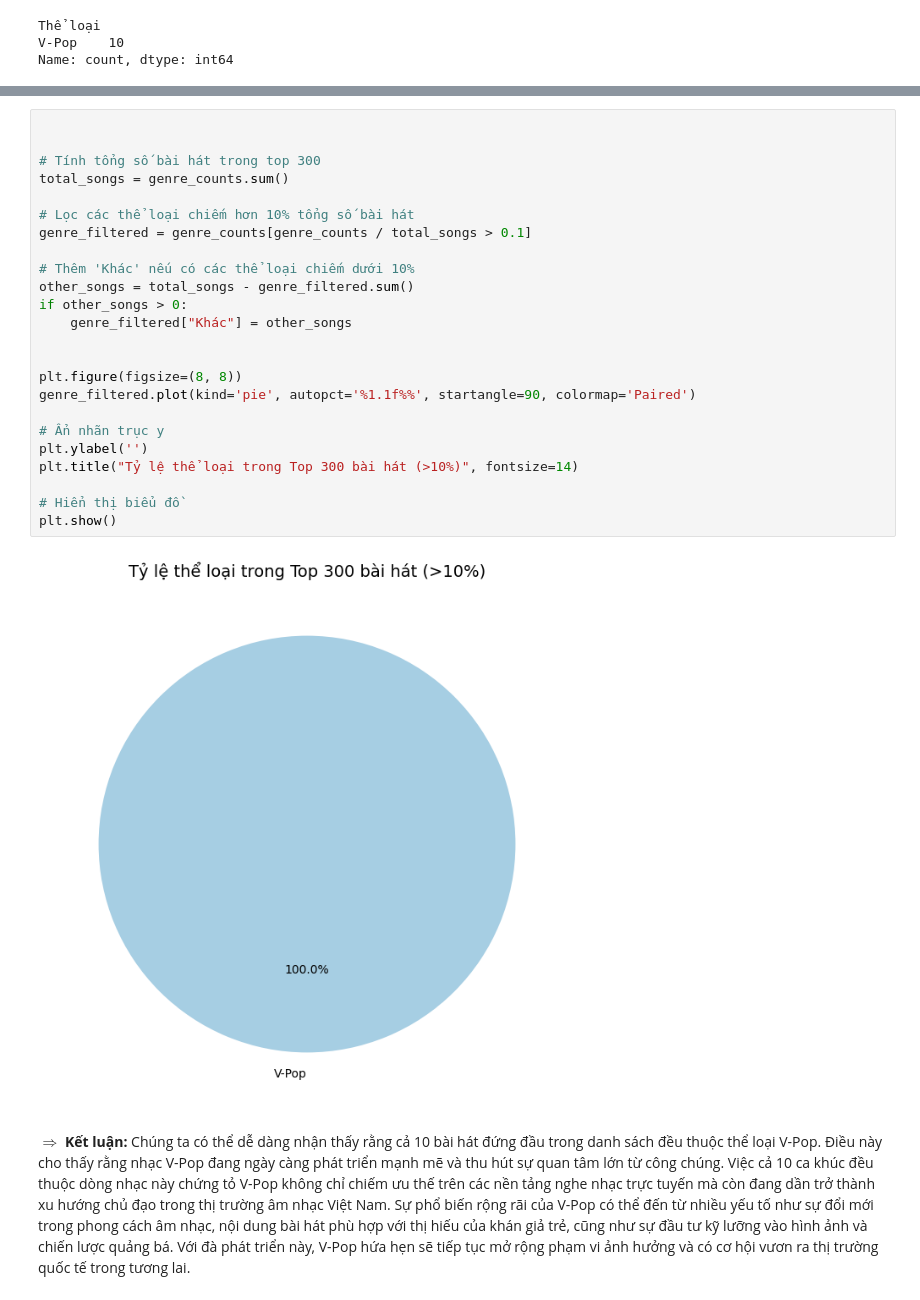
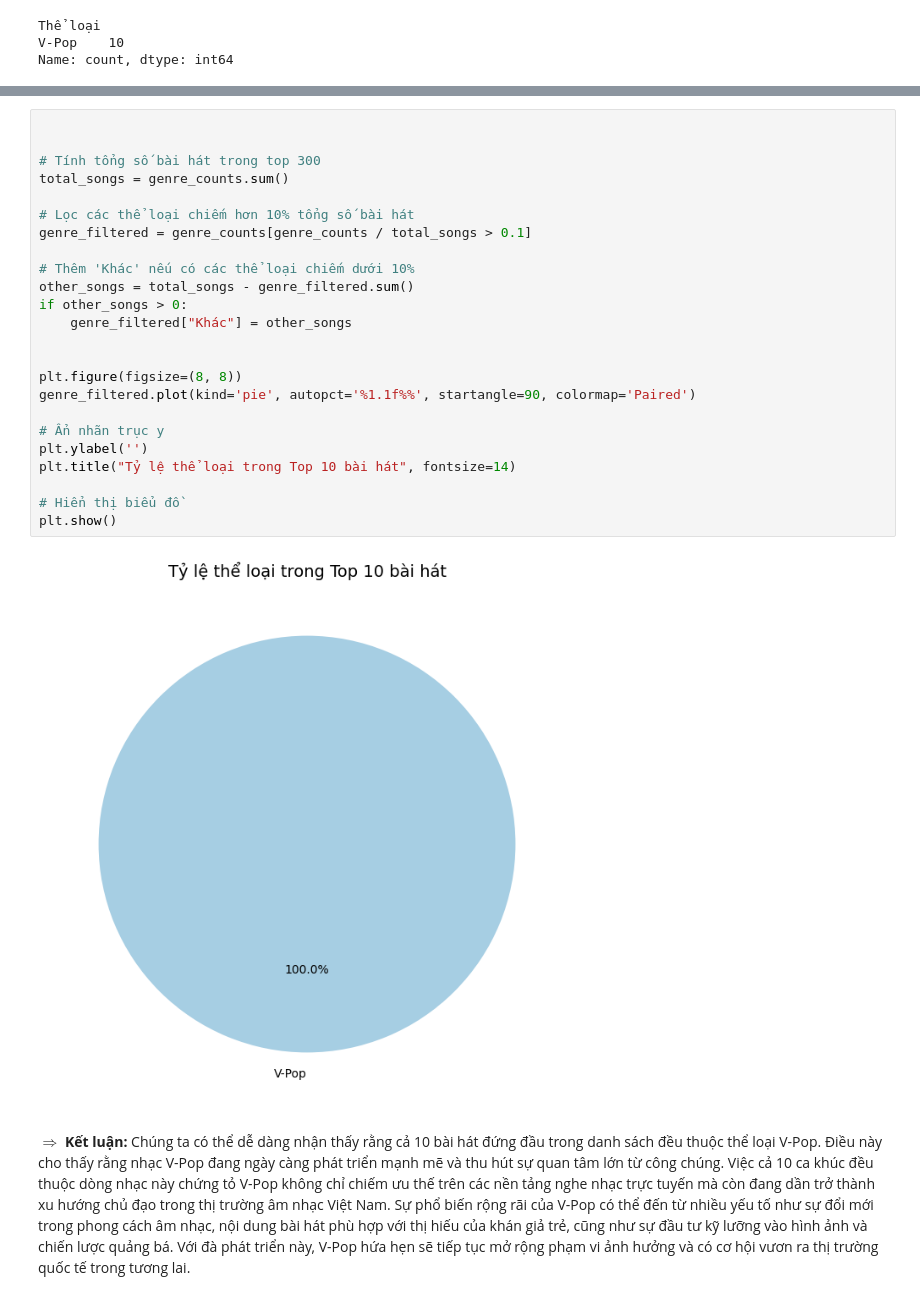
Before and after one commit to LLH-07/Truc_Quan_Hoa_KHDL, a Jupyter notebook: Lab01/22127117_22127352.ipynb, the cells around one changed output, grey strips where cells are left out. Drawn from its saved outputs; the diff is of its cells as text.

```diff
--- a/Lab01/22127117_22127352.ipynb
+++ b/Lab01/22127117_22127352.ipynb
@@ -1771,29 +1764,29 @@ plt.show()
 # %%
 
 
 # Tính tổng số bài hát trong top 300
 total_songs = genre_counts.sum()
 
 # Lọc các thể loại chiếm hơn 10% tổng số bài hát
 genre_filtered = genre_counts[genre_counts / total_songs > 0.1]
 
 # Thêm 'Khác' nếu có các thể loại chiếm dưới 10%
 other_songs = total_songs - genre_filtered.sum()
 if other_songs > 0:
     genre_filtered["Khác"] = other_songs
 
 
 plt.figure(figsize=(8, 8))
 genre_filtered.plot(kind='pie', autopct='%1.1f%%', startangle=90, colormap='Paired')
 
 # Ẩn nhãn trục y
 plt.ylabel('')
-plt.title("Tỷ lệ thể loại trong Top 300 bài hát (>10%)", fontsize=14)
+plt.title("Tỷ lệ thể loại trong Top 10 bài hát", fontsize=14)
 
 # Hiển thị biểu đồ
 plt.show()
 # %% [output]
-[figure, old version]
+[figure, new version]
 # %% [markdown]
 $\Rightarrow$ **Kết luận:**
 Chúng ta có thể dễ dàng nhận thấy rằng cả 10 bài hát đứng đầu trong danh sách đều thuộc thể loại V-Pop. Điều này cho thấy rằng nhạc V-Pop đang ngày càng phát triển mạnh mẽ và thu hút sự quan tâm lớn từ công chúng. Việc cả 10 ca khúc đều thuộc dòng nhạc này chứng tỏ V-Pop không chỉ chiếm ưu thế trên các nền tảng nghe nhạc trực tuyến mà còn đang dần trở thành xu hướng chủ đạo trong thị trường âm nhạc Việt Nam. Sự phổ biến rộng rãi của V-Pop có thể đến từ nhiều yếu tố như sự đổi mới trong phong cách âm nhạc, nội dung bài hát phù hợp với thị hiếu của khán giả trẻ, cũng như sự đầu tư kỹ lưỡng vào hình ảnh và chiến lược quảng bá. Với đà phát triển này, V-Pop hứa hẹn sẽ tiếp tục mở rộng phạm vi ảnh hưởng và có cơ hội vươn ra thị trường quốc tế trong tương lai.
```
Also changed, not shown: parts of 16 cells of this notebook.
